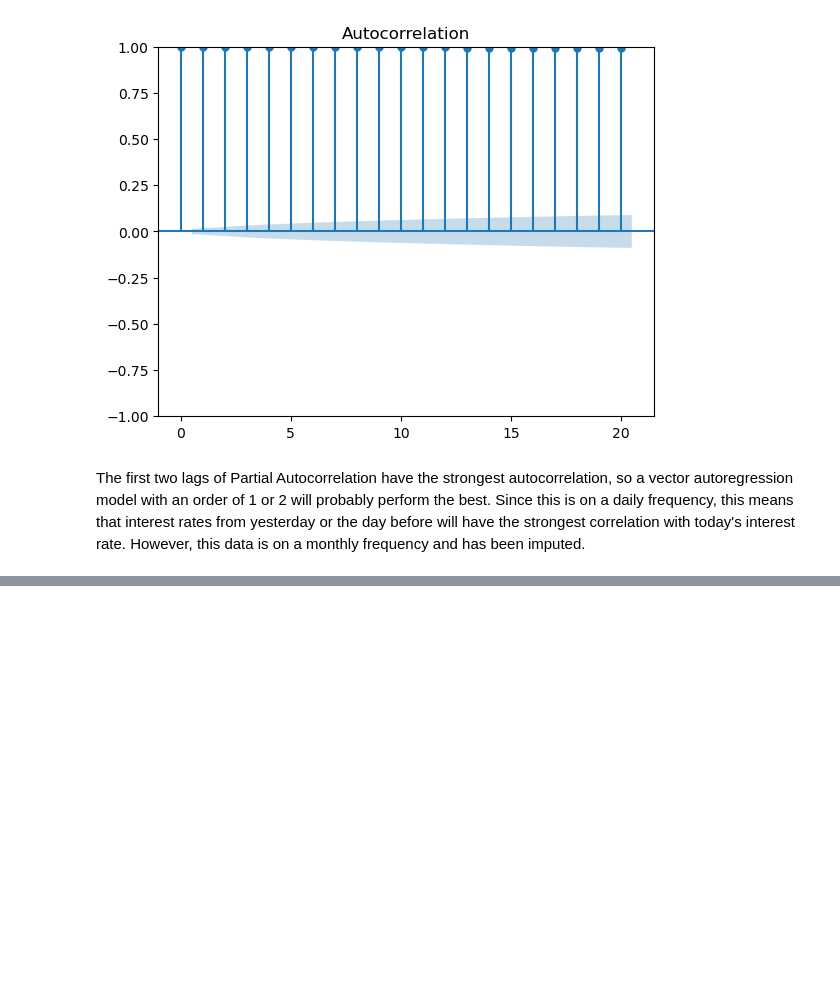
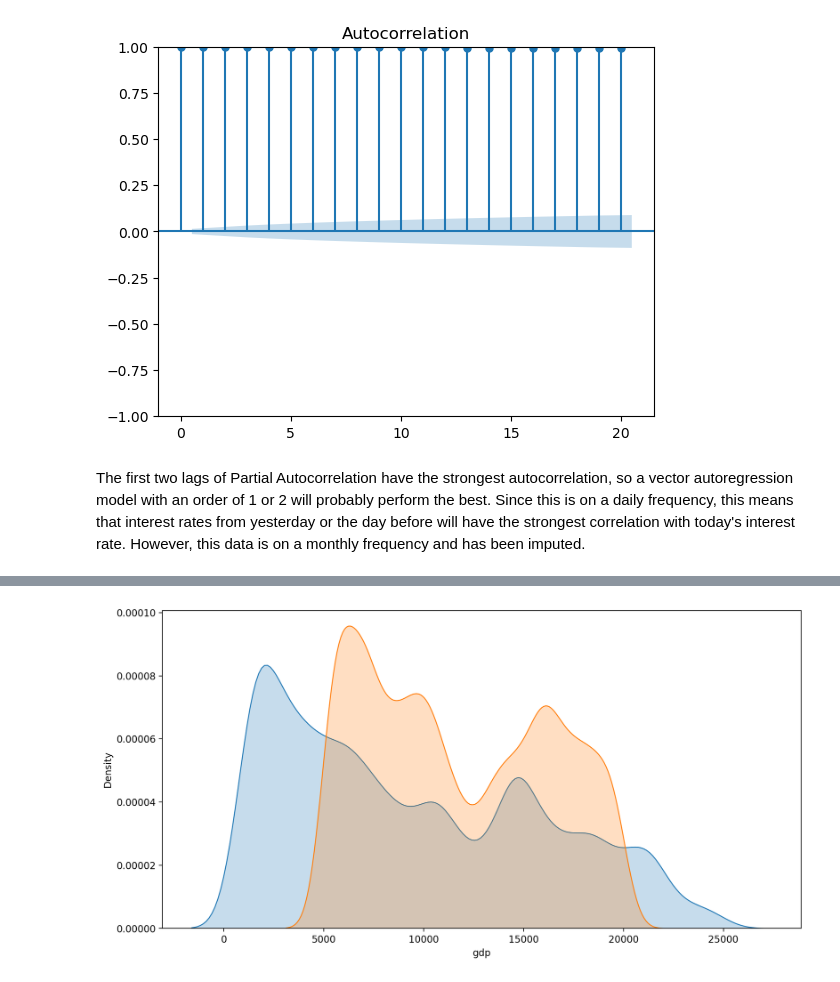
Before and after one commit to DanielGroneberg/Federal-Reserve-Interest-Rates-Forecast, a Jupyter notebook: code/02-EDA.ipynb, the cells around one changed output, grey strips where cells are left out. Saved outputs shown, nothing was run; the diff lists cells and outputs as text; code cells hidden in the pictures; blank space fills up the shorter version.

```diff
--- a/code/02-EDA.ipynb
+++ b/code/02-EDA.ipynb
@@ -115,0 +131,6 @@ The first two lags of Partial Autocorrelation have the strongest autocorrelation
+# %%
+plt.figure(dpi = 200, figsize = (12,6))
+sns.kdeplot(df['gdp'], fill = True);
+sns.kdeplot(df['gdp_potential'], fill = True);
+# %% [output]
+[figure, added]
```
Also changed, not shown: parts of 4 cells of this notebook.
